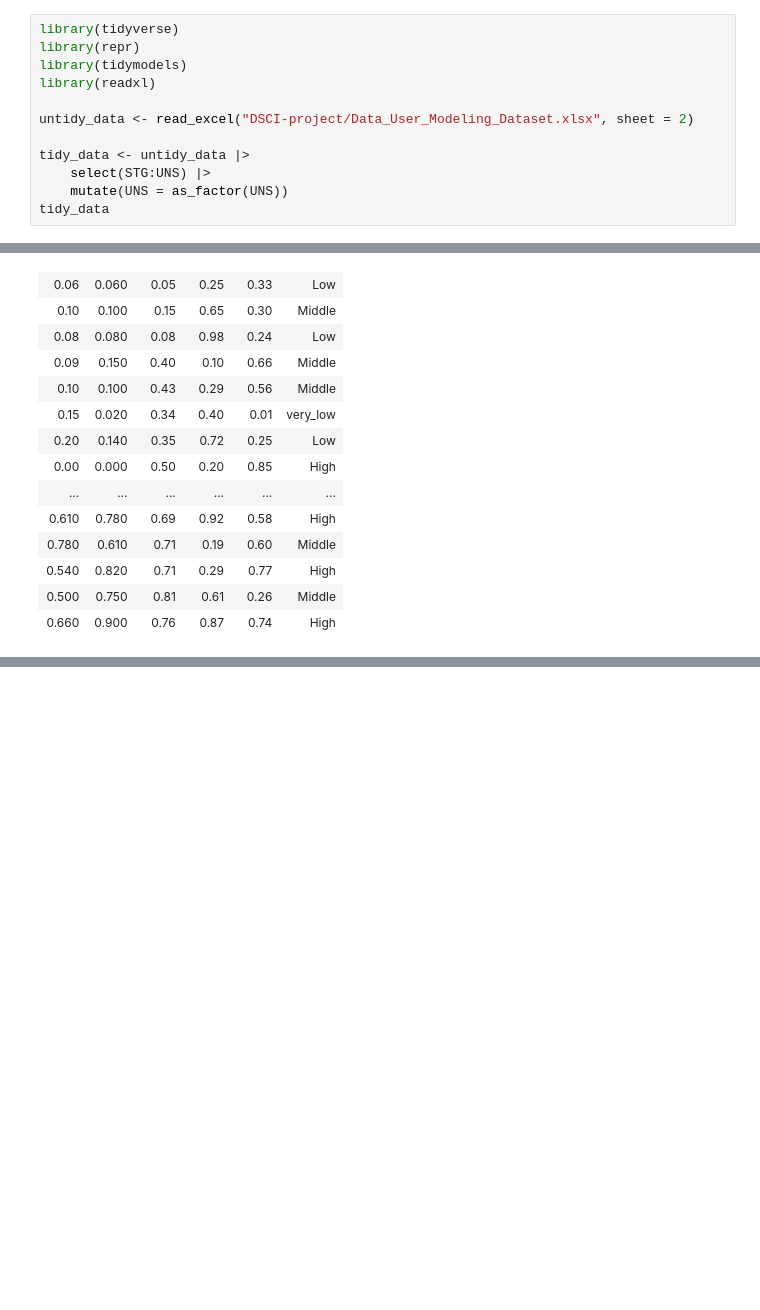
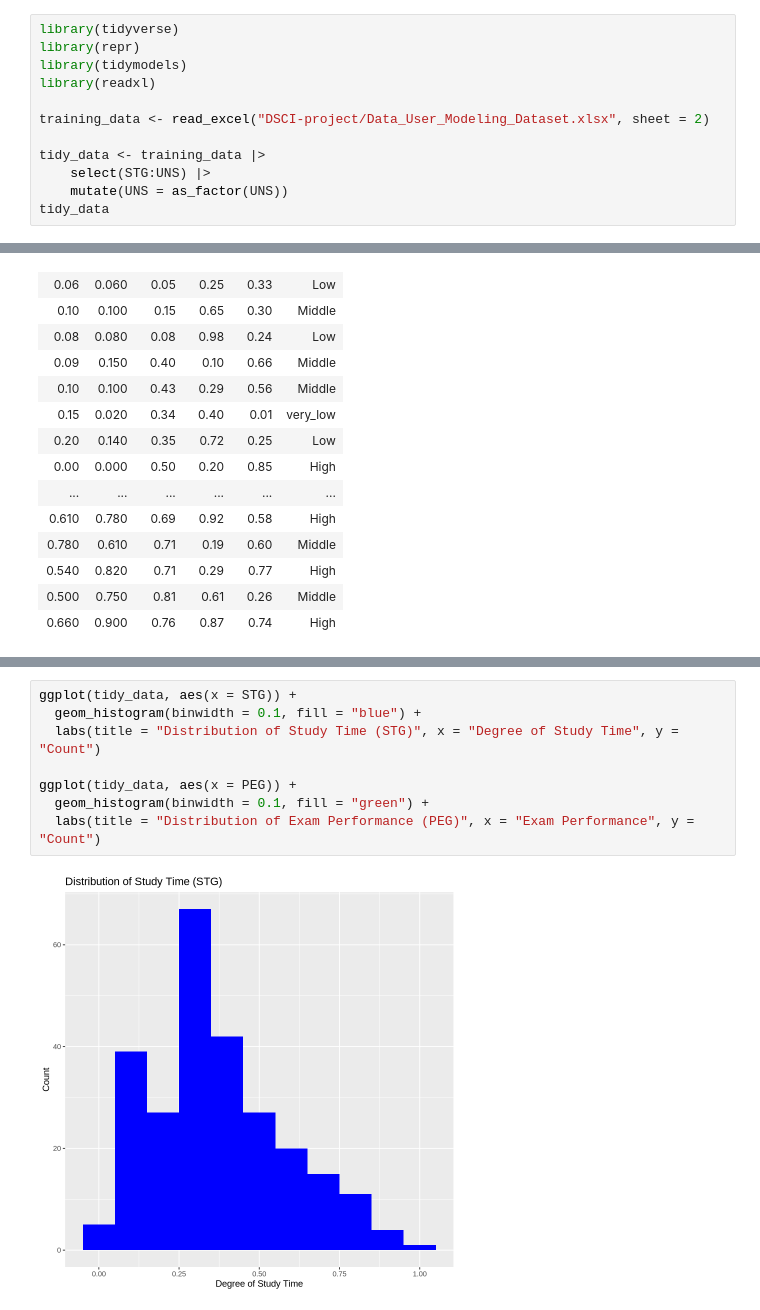
Before and after one commit to hugotaylor3/DSCI-project, a Jupyter notebook: Project Proposal.ipynb, the cells around one changed output, grey strips where cells are left out. Drawn from its saved outputs; the diff is of its cells as text; blank space fills up the shorter version.

Commit message:
Project proposal is finished

```diff
--- a/Project Proposal.ipynb
+++ b/Project Proposal.ipynb
@@ -6,9 +10,9 @@ library(repr)
 library(tidymodels)
 library(readxl)
 
-untidy_data <- read_excel("DSCI-project/Data_User_Modeling_Dataset.xlsx", sheet = 2)
+training_data <- read_excel("DSCI-project/Data_User_Modeling_Dataset.xlsx", sheet = 2)
 
-tidy_data <- untidy_data |>
+tidy_data <- training_data |>
     select(STG:UNS) |>
     mutate(UNS = as_factor(UNS))
 tidy_data
@@ -37,0 +64,10 @@ A tibble: 258 × 6
+# %%
+ggplot(tidy_data, aes(x = STG)) +
+  geom_histogram(binwidth = 0.1, fill = "blue") +
+  labs(title = "Distribution of Study Time (STG)", x = "Degree of Study Time", y = "Count")
+
+ggplot(tidy_data, aes(x = PEG)) +
+  geom_histogram(binwidth = 0.1, fill = "green") +
+  labs(title = "Distribution of Exam Performance (PEG)", x = "Exam Performance", y = "Count")
+# %% [output]
+[figure, added]
```
Also changed, not shown: parts of 7 cells of this notebook.
